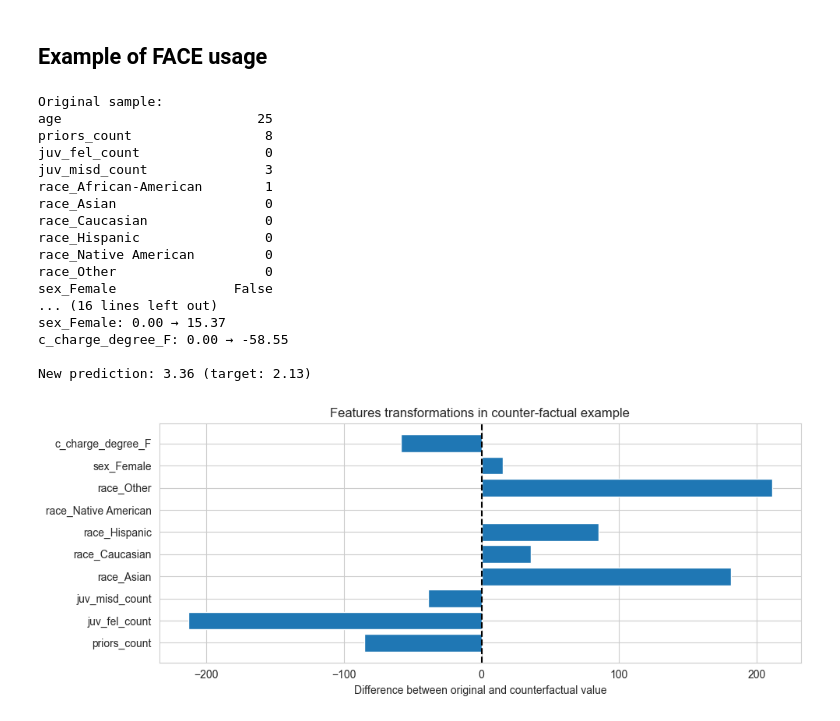
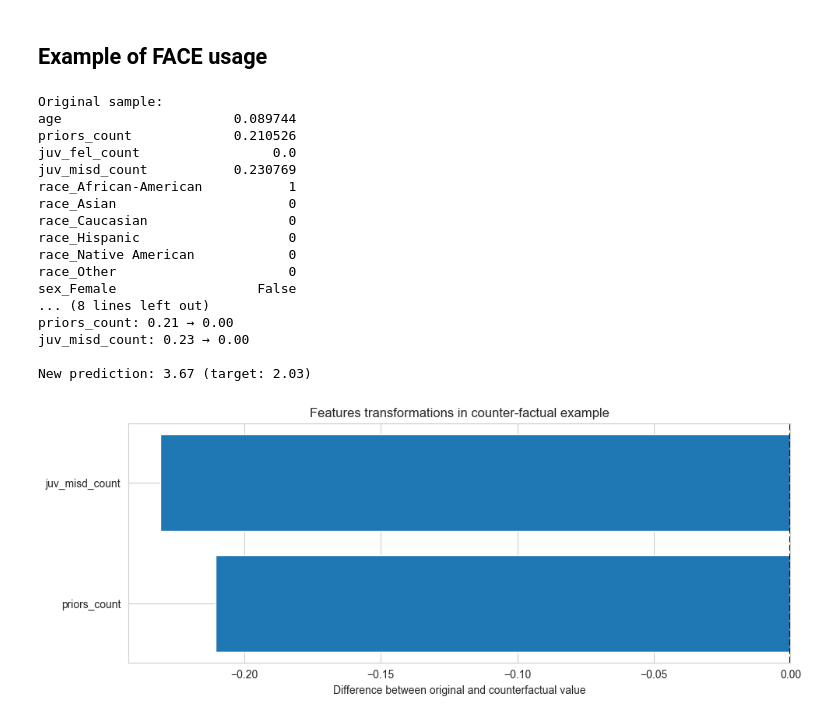
Before and after one commit to Bulatypov/xai-propublica-verification, a Jupyter notebook: XAI.ipynb, the cells around one changed output. Saved outputs shown, nothing was run; the diff lists cells and outputs as text; code cells hidden in the pictures.

```diff
--- a/XAI.ipynb
+++ b/XAI.ipynb
@@ -33,6 +33,7 @@ from sklearn.base import BaseEstimator, RegressorMixin
 from sklearn.utils import resample
 from sklearn.model_selection import train_test_split
 from sklearn.metrics import mean_absolute_error
+from sklearn.preprocessing import MinMaxScaler
 
 
 # Custom Decision Tree Regressor (used as base estimator for Random Forest)
@@ -203,12 +204,20 @@ print(f"Misses in target: {y.isna().sum()}")
 # Split data
 X_train, X_test, y_train, y_test = train_test_split(X, y, test_size=0.2, random_state=42)
 
+# Normalize numerical features (0-1 scaling)
+scaler = MinMaxScaler()
+num_cols = X_train.select_dtypes(include=np.number).columns
+
+# Fit on training data and transform both training and test data
+X_train[num_cols] = scaler.fit_transform(X_train[num_cols])
+X_test[num_cols] = scaler.transform(X_test[num_cols])
+
 # Model training
 rf = RandomForestRegressorCustom(
     n_estimators=500,
     max_depth=10,
     min_samples_split=15,
-    max_features=4
+    max_features=6
 )
 rf.fit(X_train.values, y_train.values)
 
@@ -387,56 +405,56 @@ original_pred = rf.predict(sample.values.reshape(1, -1))[0]
 print(f"\nOriginal prediction: {original_pred:.2f}")
 
 # Generate example
-target_value = max(original_pred - 3, 1)  # Target is to reduce COMPAS score by 3 unit
+target_value = max(original_pred - 3, 1)  # Target is to reduce COMPAS score
 cf_vector = generate_face(
     rf,
     sample,
     target_value,
     X.columns.tolist(),
-    immutable_features=['age', 'race_African-American']
+    immutable_features=['age']
 )
 
 # Transformations output
 print("\nFeatures transformations:")
 for i, (orig, cf) in enumerate(zip(sample.values, cf_vector)):
     if abs(orig - cf) > 0.01:  # Show only significant transformations
         print(f"{X.columns[i]}: {orig:.2f} → {cf:.2f}")
 
 # Prediction for coutner-factual example
 cf_pred = rf.predict(cf_vector.reshape(1, -1))[0]
 print(f"\nNew prediction: {cf_pred:.2f} (target: {target_value:.2f})")
 
 # Transformations visualizations
 changes = pd.DataFrame({
     'Feature': X.columns,
     'Original': sample.values,
     'Counterfactual': cf_vector,
     'Difference': cf_vector - sample.values
 }).query("abs(Difference) > 0.01")
 
 plt.figure(figsize=(10, 4))
 plt.barh(changes['Feature'], changes['Difference'])
 plt.axvline(0, color='black', linestyle='--')
 plt.title("Features transformations in counter-factual example")
 plt.xlabel("Difference between original and counterfactual value")
 plt.tight_layout()
 plt.show()
 # %% [output]
 Original sample:
-age                         25
-priors_count                 8
-juv_fel_count                0
-juv_misd_count               3
-race_African-American        1
-race_Asian                   0
-race_Caucasian               0
-race_Hispanic                0
-race_Native American         0
-race_Other                   0
-sex_Female               False
-... (16 lines left out)
-sex_Female: 0.00 → 15.37
-c_charge_degree_F: 0.00 → -58.55
+age                      0.089744
+priors_count             0.210526
+juv_fel_count                 0.0
+juv_misd_count           0.230769
+race_African-American           1
+race_Asian                      0
+race_Caucasian                  0
+race_Hispanic                   0
+race_Native American            0
+race_Other                      0
+sex_Female                  False
+... (8 lines left out)
+priors_count: 0.21 → 0.00
+juv_misd_count: 0.23 → 0.00
 
-New prediction: 3.36 (target: 2.13)
+New prediction: 3.67 (target: 2.03)
-[figure, old version]
+[figure, new version]
```
Also changed, not shown: parts of 2 cells of this notebook.
